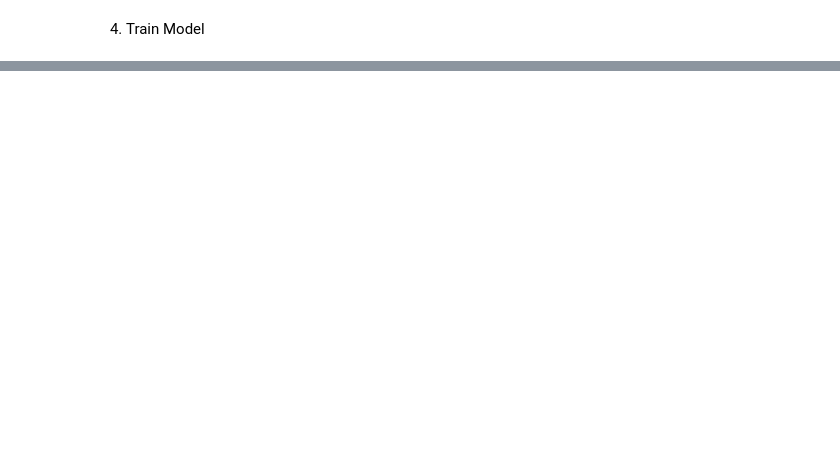
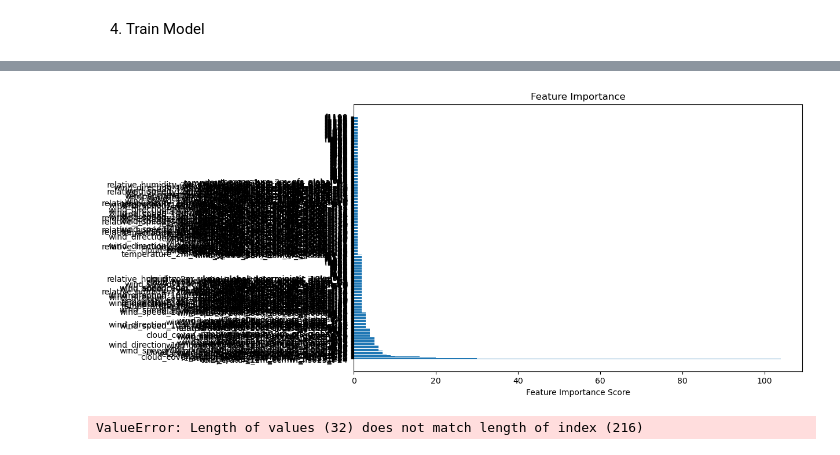
Before and after one commit to DrakonianMight/4cast, a Jupyter notebook: testing.ipynb, the cells around one changed output, grey strips where cells are left out. Saved outputs shown, nothing was run; the diff lists cells and outputs as text; code cells hidden in the pictures; blank space fills up the shorter version.

```diff
--- a/testing.ipynb
+++ b/testing.ipynb
@@ -94,3 +49,5 @@ forecast['temperature_2m_bom_access_global'].plot()
 # %%
 df = forecast.join(siteObs[['apparent_t', 'gust_kmh', 'gust_kt', 'air_temp', 'dewpt', 'press',
        'press_msl', 'rel_hum', 'wind_direction_deg', 'wind_speed_kmh']], how='inner', rsuffix='_obs')
+# %%
+df = df[~df.index.duplicated(keep='first')]
@@ -143,3 +179,80 @@ y_pred = model.predict(X_test)
+# %%
+def generate_feature_names(feature_columns, input_seq_length):
+    feature_names = []
+    for i in range(input_seq_length):
+        for feature in feature_columns:
+            feature_names.append(f"{feature}_t-{input_seq_length-i}")  # Name includes time step
+    return feature_names
+
+# Generate feature names based on input sequence length
+input_seq_length = 24  # Adjust based on your sequence length
+feature_names = generate_feature_names(feature_columns, input_seq_length)
+# %%
+def plot_feature_importance(bst, feature_names):
+    # Get feature importance from the trained model
+    importance = bst.get_score(importance_type='weight')
+
+    # Sort the feature importance in descending order
+    sorted_importance = {k: importance.get(k, 0) for k in sorted(importance, key=importance.get, reverse=True)}
+
+    # Match indices like 'f0', 'f1', ..., with the dynamically generated feature names
+    feature_indices = {f'f{i}': feature_names[i] for i in range(len(feature_names))}
+
+    # Remap the sorted feature importance
+    sorted_importance_named = {feature_indices.get(k, k): v for k, v in sorted_importance.items()}
+
+    # Plot feature importance
+    plt.figure(figsize=(10, 6))
+    plt.barh(list(sorted_importance_named.keys()), list(sorted_importance_named.values()))
+    plt.xlabel('Feature Importance Score')
+    plt.title('Feature Importance')
+    plt.show()
+
+# Call the function to plot feature importance
+plot_feature_importance(bst, feature_names)
+# %% [output]
+[figure, added]
+# %%
+import matplotlib.pyplot as plt
+import pandas as pd
+
+# Function to plot predictions, actual values, and input model forecasts
+def plot_comparisons(y_test, y_pred, input_features, feature_columns):
+    plt.figure(figsize=(12, 8))
+
+    # Plot the actual temperature values
+    plt.plot(y_test.index, y_test, label='True Temperature', color='blue', marker='o', linestyle='-', linewidth=2)
+
+    # Plot the XGBoost model's predicted temperature values
+    plt.plot(y_test.index, y_pred, label='XGBoost Predicted Temperature', color='red', marker='x', linestyle='--', linewidth=2)
+
+    # Plot the other weather model predictions (input features) for comparison
+    for feature in feature_columns:
+        plt.plot(y_test.index, input_features[feature], label=f'{feature}', linestyle='-', alpha=0.7)
+
+    # Add titles and labels
+    plt.title('Temperature Prediction Comparison')
+    plt.xlabel('Time')
+    plt.ylabel('Temperature (°C)')
+
+    # Display a legend
+    plt.legend(loc='best')
+
+    # Show the plot
+    plt.show()
+
+# Example call
+# Convert y_test and y_pred to Pandas Series with the same index as `input_features`
+y_test = pd.Series(y_test, index=df.index)  # Replace `df.index` with the correct index of your data
+y_pred = pd.Series(y_pred, index=df.index)  # Same here, ensure the index matches the test set
+
+# Assume `df` is your test dataframe containing the input weather models' predictions
+input_model_columns = ['temperature_2m_ecmwf_ifs025', 'temperature_2m_bom_access_global']  # Add more model columns as needed
+
+# Plot the comparisons
+plot_comparisons(y_test, y_pred, df, input_model_columns)
+# %% [output]
+ValueError: Length of values (32) does not match length of index (216)
 # %%
 rmse = np.sqrt(mean_squared_error(y_test, y_pred))
 rmse
```
Also changed, not shown: parts of 17 cells of this notebook.
